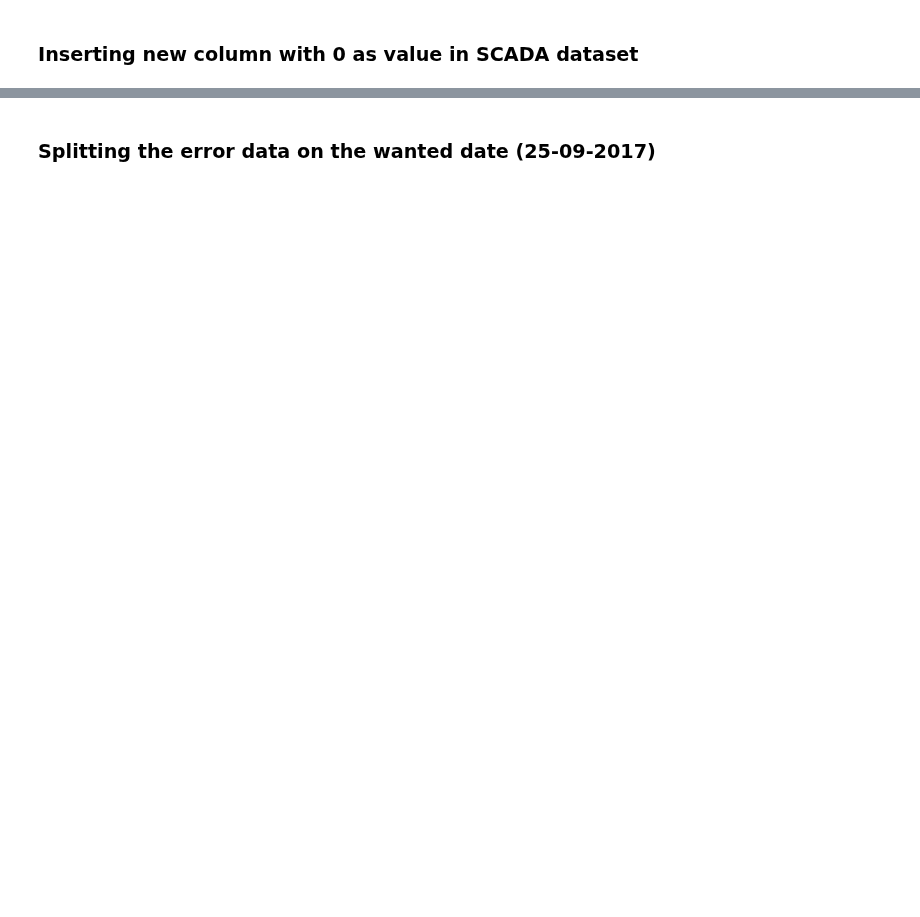
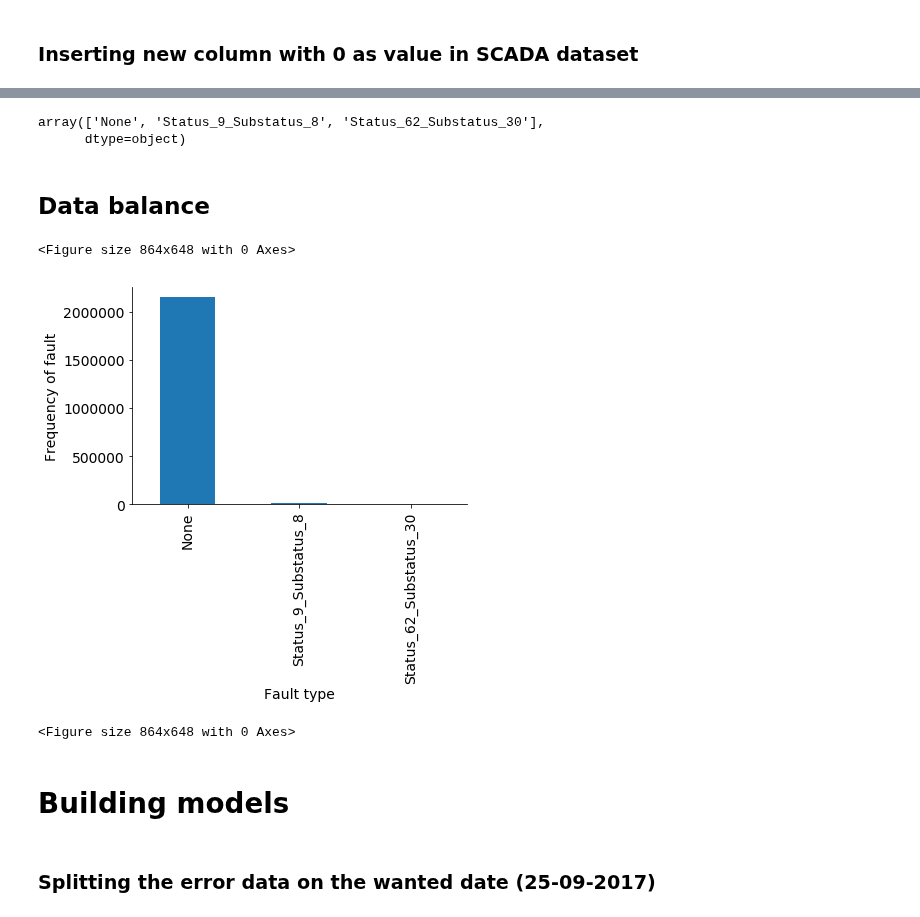
Before and after one commit to StianIsmar/project-thesis, a Jupyter notebook: TE/fill_in_blanks.ipynb, the cells around one changed output, grey strips where cells are left out. Saved outputs shown, nothing was run; the diff lists cells and outputs as text; code cells hidden in the pictures; blank space fills up the shorter version.

```diff
--- a/TE/fill_in_blanks.ipynb
+++ b/TE/fill_in_blanks.ipynb
@@ -319,0 +317,3 @@ df['Status'] = 0
+# %%
+df2['Status'] = "None"
+df2.head()
@@ -319,0 +377,3 @@ df['Status'] = 0
+# %%
+# For wind turbine WT01:
+df2 = fill_in_labels_in_SCADA(df2, df_log)
@@ -320,3 +398,39 @@ df['Status'] = 0
+# %%
+type(df2)
+df2['Status'].unique()
+# %% [output]
+array(['None', 'Status_9_Substatus_8', 'Status_62_Substatus_30'],
+      dtype=object)
+# %% [markdown]
+## Data balance
+# %%
+s = df2['Status'].value_counts()
+fig, ax = plt.subplots()
+
+# Remove the plot frame lines. They are unnecessary chartjunk.
+ax = plt.subplot(111)
+ax.spines["top"].set_visible(False)
+ax.spines["right"].set_visible(False)
+
+ax.get_xaxis().tick_bottom()
+ax.get_yaxis().tick_left()
+
+# Make sure your axis ticks are large enough to be easily read.
+# You don't want your viewers squinting to read your plot.
+plt.xticks(fontsize=14)
+plt.yticks(fontsize=14)
+
+plt.ylabel("Frequency of fault", fontsize=14)
+plt.xlabel("Fault type", fontsize=14)
+
+df2['Status'].value_counts().plot(ax=ax, kind='bar')
+plt.figure(figsize=(12, 9))
+# %% [output]
+<Figure size 864x648 with 0 Axes>
+[figure, added]
+<Figure size 864x648 with 0 Axes>
+# %% [markdown]
+# Building models
 # %% [markdown]
 ### Splitting the error data on the wanted date (25-09-2017)
 # %%
```
Also changed, not shown: parts of 13 cells of this notebook.
